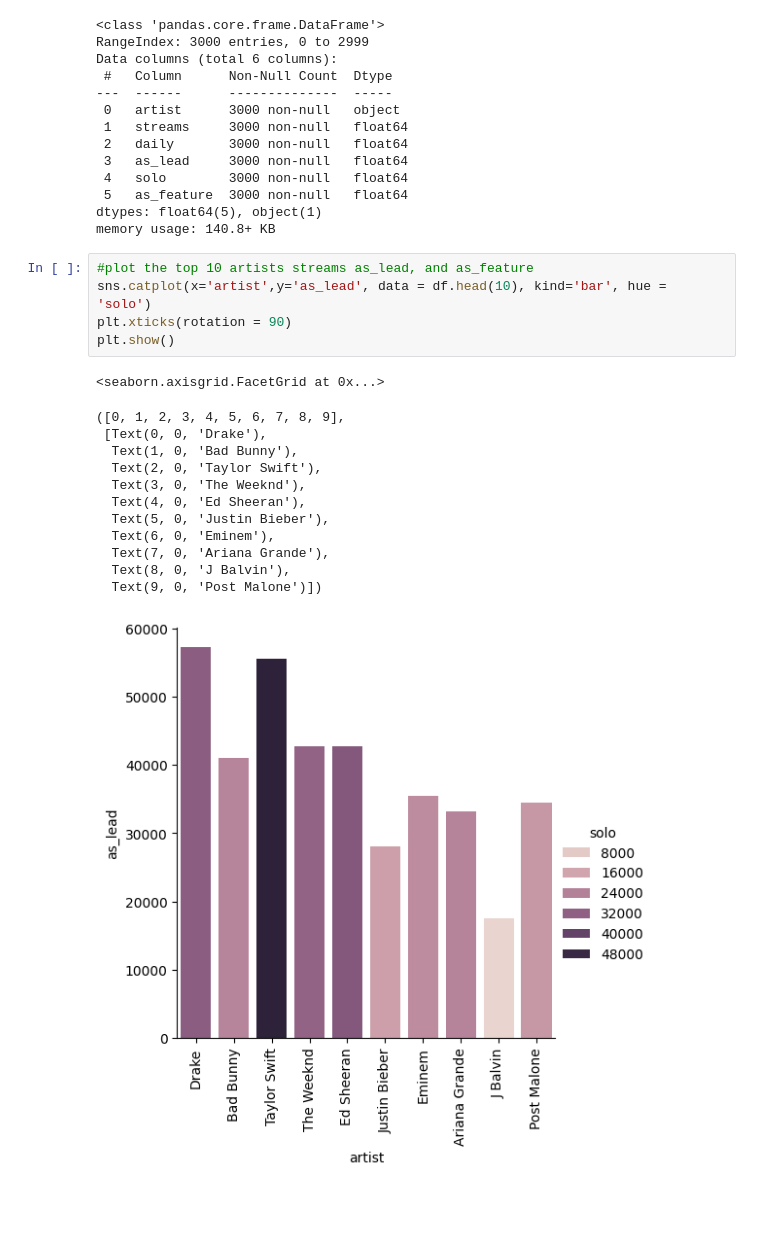
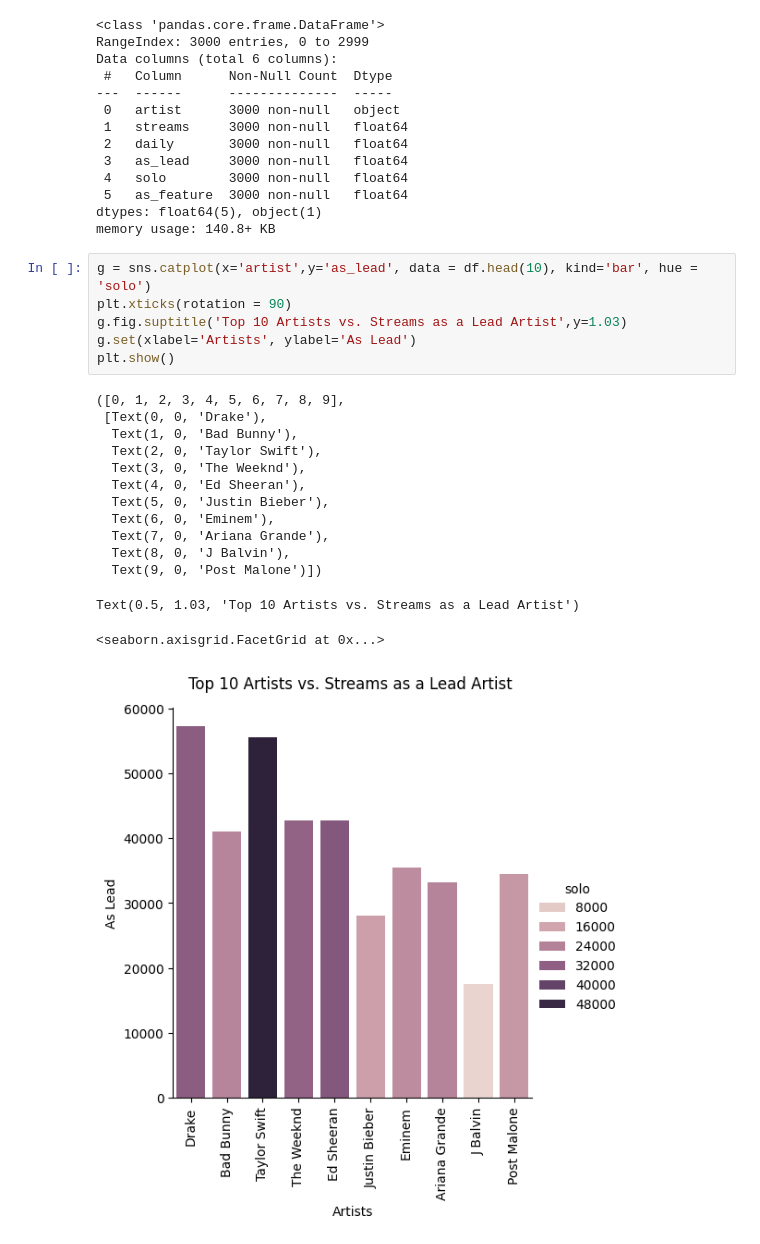
Before and after one commit to anawinp1234/spotify_artists, a Jupyter notebook: notebooks/01_spotify.ipynb, the cells around one changed output. Drawn from its saved outputs; the diff is of its cells as text; blank space fills up the shorter version.

Commit message:
finished graphing and displaying data

```diff
--- a/notebooks/01_spotify.ipynb
+++ b/notebooks/01_spotify.ipynb
@@ -121,24 +130,26 @@ Data columns (total 6 columns):
 dtypes: float64(5), object(1)
 memory usage: 140.8+ KB
 # %%
-#plot the top 10 artists streams as_lead, and as_feature
-sns.catplot(x='artist',y='as_lead', data = df.head(10), kind='bar', hue = 'solo')
+g = sns.catplot(x='artist',y='as_lead', data = df.head(10), kind='bar', hue = 'solo')
 plt.xticks(rotation = 90)
+g.fig.suptitle('Top 10 Artists vs. Streams as a Lead Artist',y=1.03)
+g.set(xlabel='Artists', ylabel='As Lead')
 plt.show()
 # %% [output]
-<seaborn.axisgrid.FacetGrid at 0x...>
+([0, 1, 2, 3, 4, 5, 6, 7, 8, 9],
+ [Text(0, 0, 'Drake'),
+  Text(1, 0, 'Bad Bunny'),
+  Text(2, 0, 'Taylor Swift'),
+  Text(3, 0, 'The Weeknd'),
+  Text(4, 0, 'Ed Sheeran'),
+  Text(5, 0, 'Justin Bieber'),
+  Text(6, 0, 'Eminem'),
+  Text(7, 0, 'Ariana Grande'),
+  Text(8, 0, 'J Balvin'),
+  Text(9, 0, 'Post Malone')])
-([0, 1, 2, 3, 4, 5, 6, 7, 8, 9],
- [Text(0, 0, 'Drake'),
-  Text(1, 0, 'Bad Bunny'),
-  Text(2, 0, 'Taylor Swift'),
-  Text(3, 0, 'The Weeknd'),
-  Text(4, 0, 'Ed Sheeran'),
-  Text(5, 0, 'Justin Bieber'),
-  Text(6, 0, 'Eminem'),
-  Text(7, 0, 'Ariana Grande'),
-  Text(8, 0, 'J Balvin'),
-  Text(9, 0, 'Post Malone')])
+Text(0.5, 1.03, 'Top 10 Artists vs. Streams as a Lead Artist')
+<seaborn.axisgrid.FacetGrid at 0x...>
-[figure, old version]
+[figure, new version]
 # %%
 # df.head(10)
 top10_features = df.nlargest(10,'as_feature')
```
Also changed, not shown: parts of 5 cells of this notebook.
